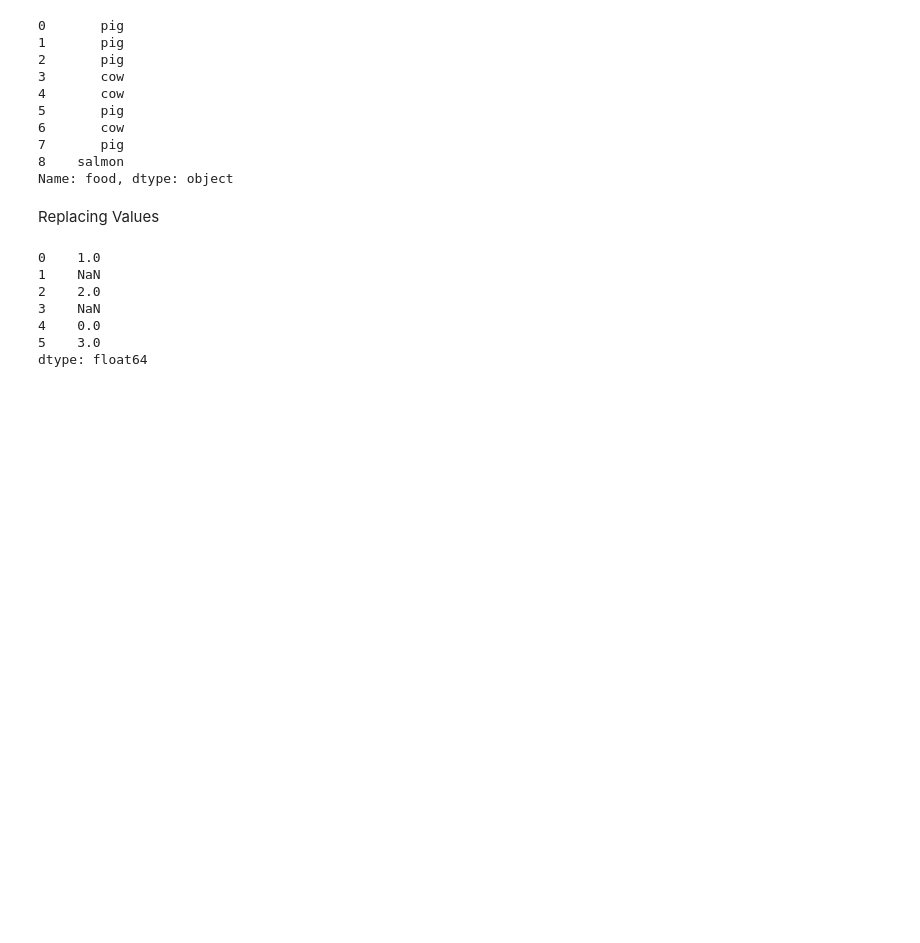
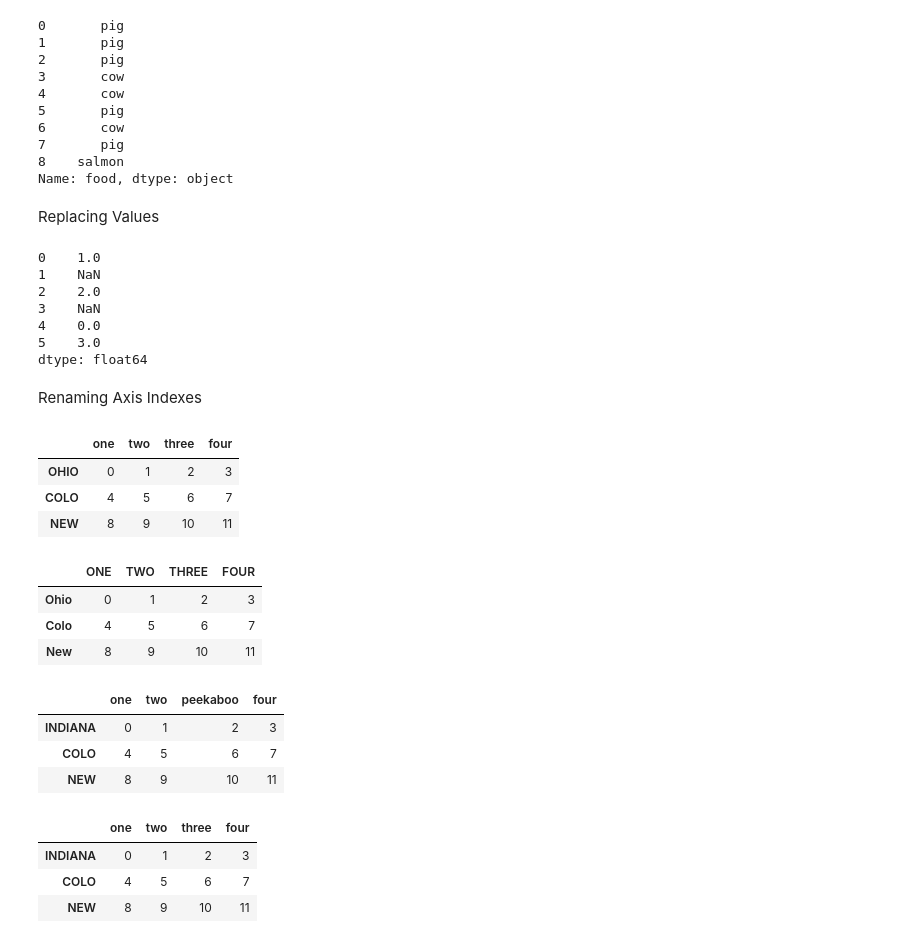
Before and after one commit to TruongScotl/LearnPython_for_data_analysis, a Jupyter notebook: Learn_data_clearning_and_preparation_ipynbp.ipynb, the cells around one changed output. Cells and saved outputs as stored; diff of their text form; code cells hidden in the pictures; blank space fills up the shorter version.

```diff
--- a/Learn_data_clearning_and_preparation_ipynbp.ipynb
+++ b/Learn_data_clearning_and_preparation_ipynbp.ipynb
@@ -241,3 +241,45 @@ data.replace({-999:np.nan,-1000:0.0})
 4    0.0
 5    3.0
 dtype: float64
+# %% [markdown]
+Renaming Axis Indexes
+# %%
+data = pd.DataFrame(np.arange(12).reshape((3, 4)),
+                      index=['Ohio', 'Colorado', 'New York'],
+                     columns=['one', 'two', 'three', 'four'])
+#The axis indexes have a map method
+transform = lambda x: x[:4].upper()
+data.index.map(transform)
+
+data.index = data.index.map(transform)
+data
+# %% [output]
+|  | one | two | three | four |
+| OHIO | 0 | 1 | 2 | 3 |
+| COLO | 4 | 5 | 6 | 7 |
+| NEW | 8 | 9 | 10 | 11 |
+# %%
+data.rename(index=str.title,columns=str.upper)
+# %% [output]
+|  | ONE | TWO | THREE | FOUR |
+| Ohio | 0 | 1 | 2 | 3 |
+| Colo | 4 | 5 | 6 | 7 |
+| New | 8 | 9 | 10 | 11 |
+# %%
+#rename can be used in conjunction with a dict-like object
+data.rename(index={'OHIO':'INDIANA'},
+            columns={'three':'peekaboo'})
+# %% [output]
+|  | one | two | peekaboo | four |
+| INDIANA | 0 | 1 | 2 | 3 |
+| COLO | 4 | 5 | 6 | 7 |
+| NEW | 8 | 9 | 10 | 11 |
+# %%
+#modify a data set inplace
+data.rename(index={'OHIO':'INDIANA'},inplace=True)
+data
+# %% [output]
+|  | one | two | three | four |
+| INDIANA | 0 | 1 | 2 | 3 |
+| COLO | 4 | 5 | 6 | 7 |
+| NEW | 8 | 9 | 10 | 11 |
```
